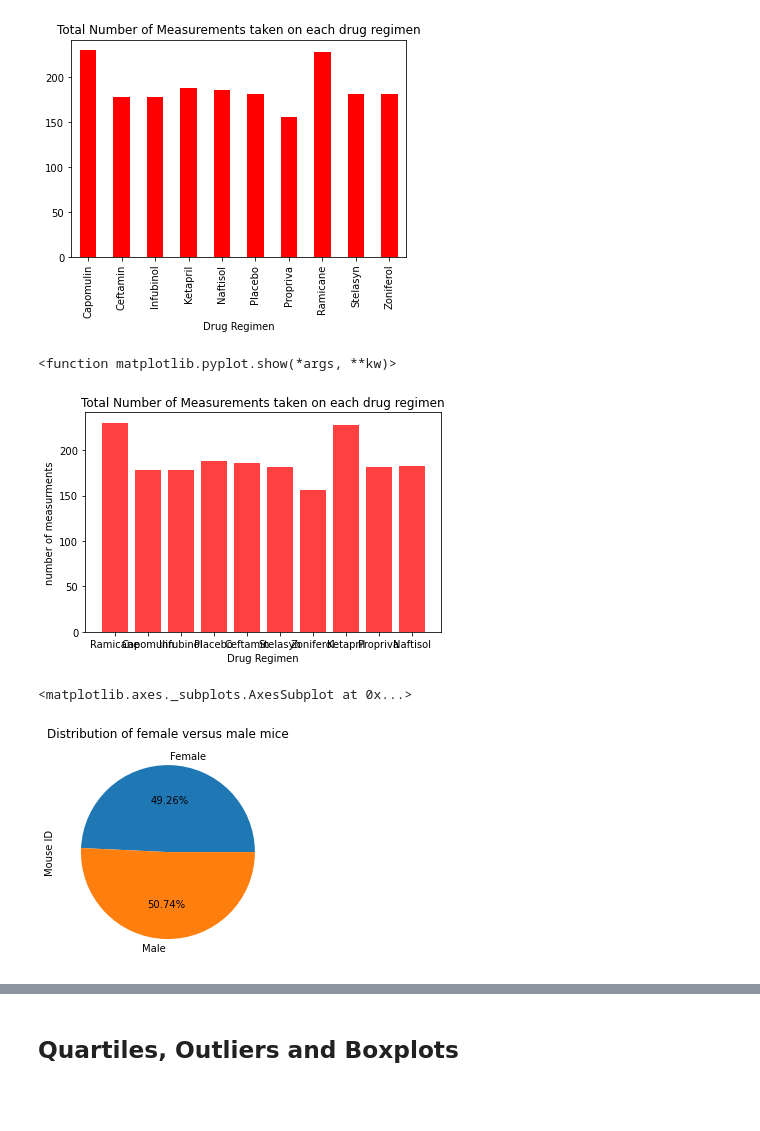
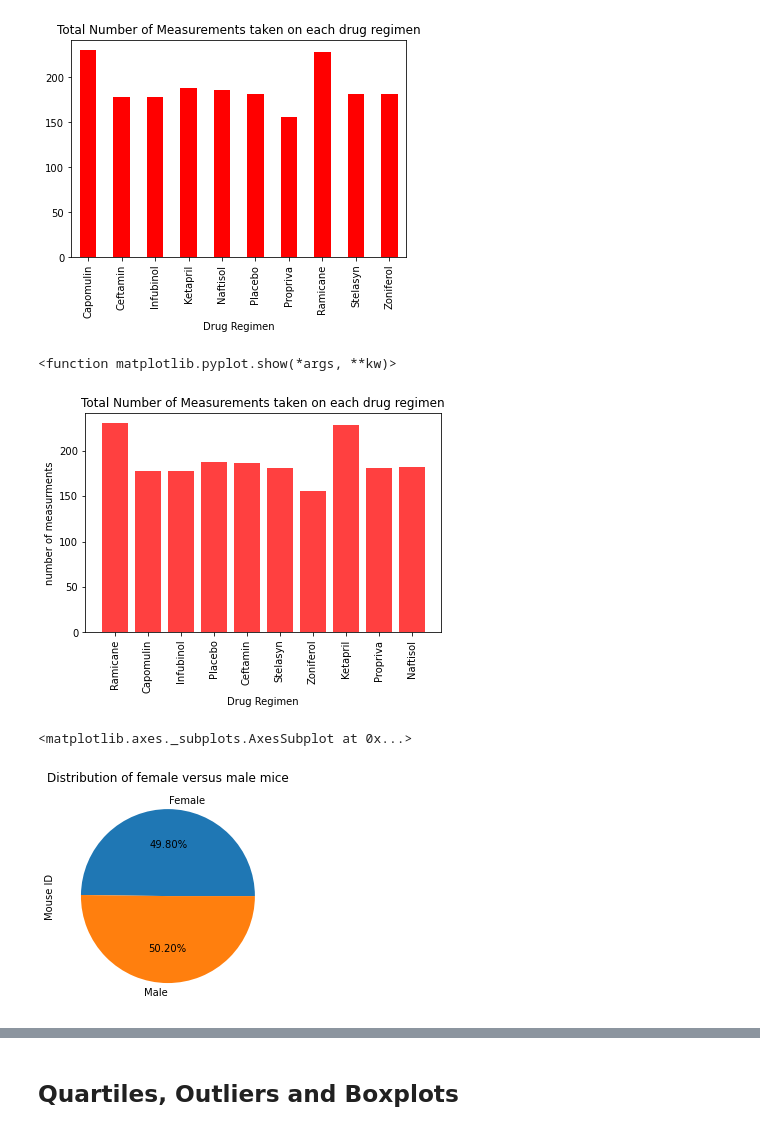
Before and after one commit to galciluz/Matplotlib_Challenge, a Jupyter notebook: Pymaceuticals/pymaceuticals_starter.ipynb, the cells around one changed output, grey strips where cells are left out. Drawn from its saved outputs; the diff is of its cells as text; code cells hidden in the pictures; blank space fills up the shorter version.

```diff
--- a/Pymaceuticals/pymaceuticals_starter.ipynb
+++ b/Pymaceuticals/pymaceuticals_starter.ipynb
@@ -138,21 +159,23 @@ chart_measurements=num_measurements.plot(kind="bar", facecolor="red", title="Tot
 # %%
 # Generate a bar plot showing the total number of measurements taken on each drug regimen using pyplot.
 plt.bar(drop_dupli_data["Drug Regimen"].unique(),num_measurements, color='r', alpha=0.75, align="center" )
 plt.title("Total Number of Measurements taken on each drug regimen")
 plt.xlabel("Drug Regimen")
 plt.ylabel("number of measurments")
 plt.tight_layout()
+plt.xticks(rotation='vertical')
 plt.show
 # %% [output]
 <function matplotlib.pyplot.show(*args, **kw)>
-[figure, old version]
+[figure, new version]
 # %%
 # Generate a pie plot showing the distribution of female versus male mice using pandas
-mouse_sex= drop_dupli_data.groupby('Sex')["Mouse ID"].count()
+mouse_unique_data = mouse_mergedata.drop_duplicates(['Mouse ID'])
+mouse_sex= mouse_unique_data.groupby('Sex')["Mouse ID"].count()
 mouse_sex.plot(kind="pie", autopct='%.2f%%',title='Distribution of female versus male mice')
 # %% [output]
 <matplotlib.axes._subplots.AxesSubplot at 0x...>
-[figure, old version]
+[figure, new version]
 # %%
 # Generate a pie plot showing the distribution of female versus male mice using pyplot
 plt.title("Distribution of female versus male mice")
```
Also changed, not shown: parts of 9 cells of this notebook.
